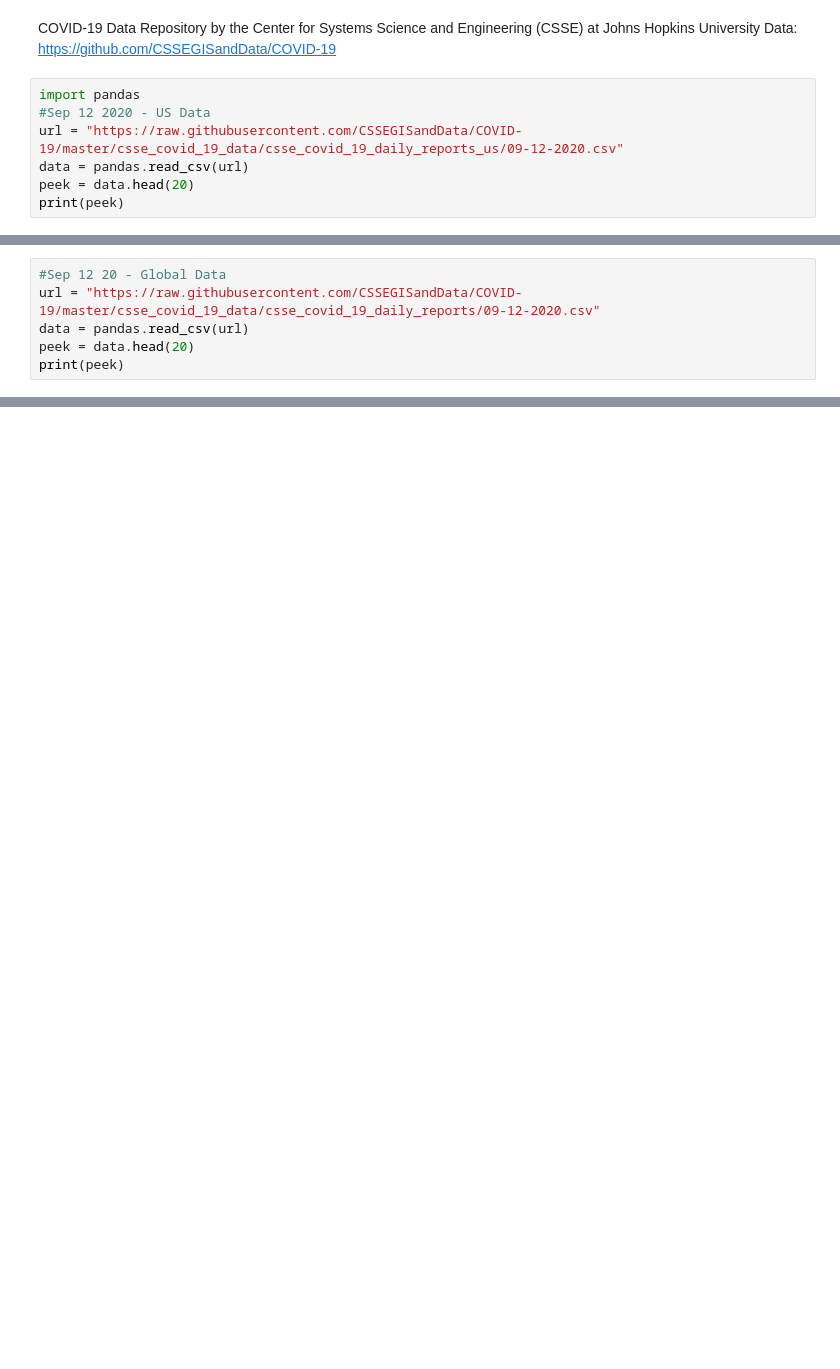
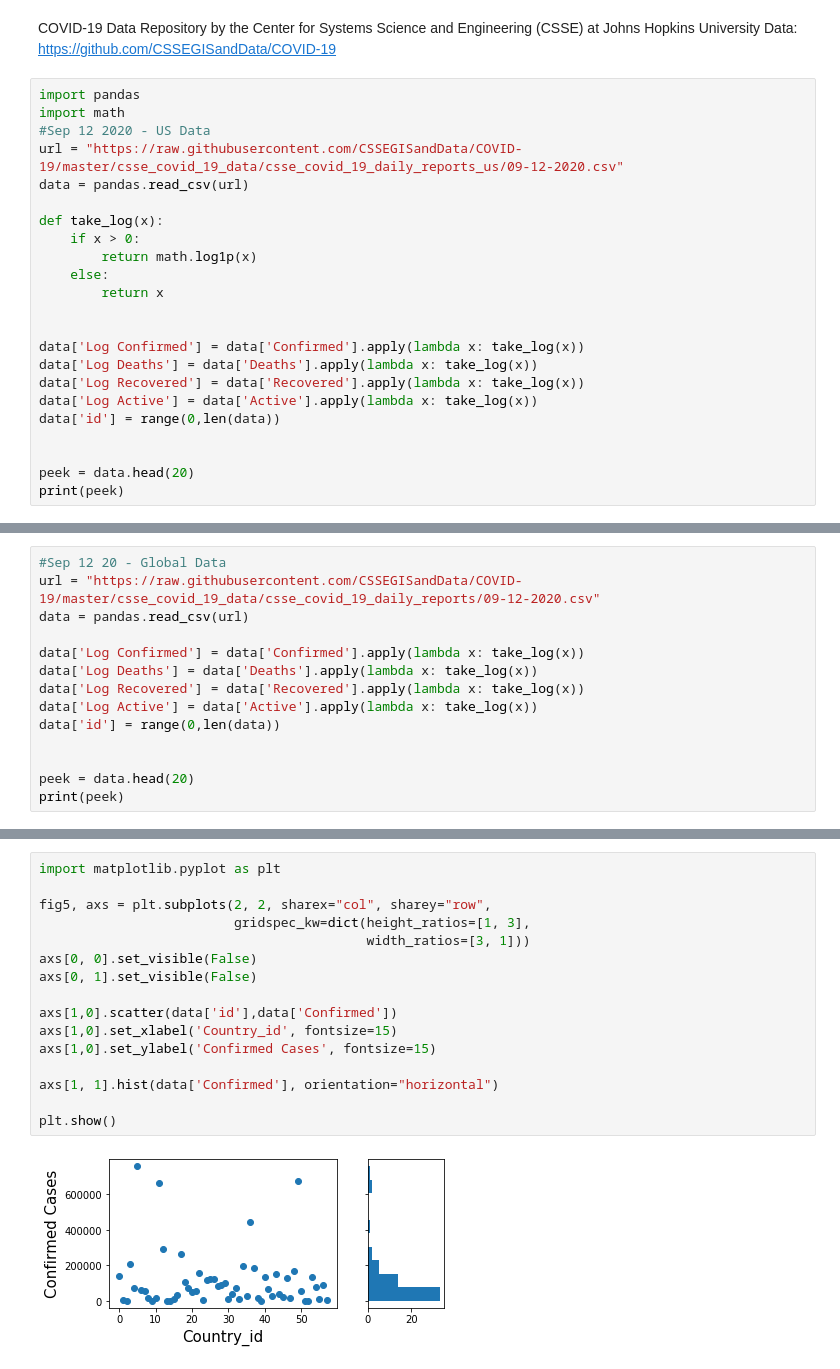
Before and after one commit to ErkCurley/Eric_ML, a Jupyter notebook: Descriptive COVID.ipynb, the cells around one changed output, grey strips where cells are left out. Saved outputs shown, nothing was run; the diff lists cells and outputs as text; blank space fills up the shorter version.

```diff
--- a/Descriptive COVID.ipynb
+++ b/Descriptive COVID.ipynb
@@ -3,9 +3,25 @@ COVID-19 Data Repository by the Center for Systems Science and Engineering (CSSE
 Data: https://github.com/CSSEGISandData/COVID-19
 # %%
 import pandas
+import math
 #Sep 12 2020 - US Data
 url = "https://raw.githubusercontent.com/CSSEGISandData/COVID-19/master/csse_covid_19_data/csse_covid_19_daily_reports_us/09-12-2020.csv"
 data = pandas.read_csv(url)
+
+def take_log(x):
+    if x > 0:
+        return math.log1p(x)
+    else:
+        return x
+
+
+data['Log Confirmed'] = data['Confirmed'].apply(lambda x: take_log(x))
+data['Log Deaths'] = data['Deaths'].apply(lambda x: take_log(x))
+data['Log Recovered'] = data['Recovered'].apply(lambda x: take_log(x))
+data['Log Active'] = data['Active'].apply(lambda x: take_log(x))
+data['id'] = range(0,len(data))
+
+
 peek = data.head(20)
 print(peek)
 # %% [output]
@@ -125,6 +143,14 @@ dtype: float64
 #Sep 12 20 - Global Data
 url = "https://raw.githubusercontent.com/CSSEGISandData/COVID-19/master/csse_covid_19_data/csse_covid_19_daily_reports/09-12-2020.csv"
 data = pandas.read_csv(url)
+
+data['Log Confirmed'] = data['Confirmed'].apply(lambda x: take_log(x))
+data['Log Deaths'] = data['Deaths'].apply(lambda x: take_log(x))
+data['Log Recovered'] = data['Recovered'].apply(lambda x: take_log(x))
+data['Log Active'] = data['Active'].apply(lambda x: take_log(x))
+data['id'] = range(0,len(data))
+
+
 peek = data.head(20)
 print(peek)
 # %% [output]
@@ -235,0 +270,18 @@ Case-Fatality_Ratio                1.000
+# %%
+import matplotlib.pyplot as plt
+
+fig5, axs = plt.subplots(2, 2, sharex="col", sharey="row",
+                         gridspec_kw=dict(height_ratios=[1, 3],
+                                          width_ratios=[3, 1]))
+axs[0, 0].set_visible(False)
+axs[0, 1].set_visible(False)
+
+axs[1,0].scatter(data['id'],data['Confirmed'])
+axs[1,0].set_xlabel('Country_id', fontsize=15)
+axs[1,0].set_ylabel('Confirmed Cases', fontsize=15)
+
+axs[1, 1].hist(data['Confirmed'], orientation="horizontal")
+
+plt.show()
+# %% [output]
+[figure, added]
```
Also changed, not shown: parts of 12 cells of this notebook.
